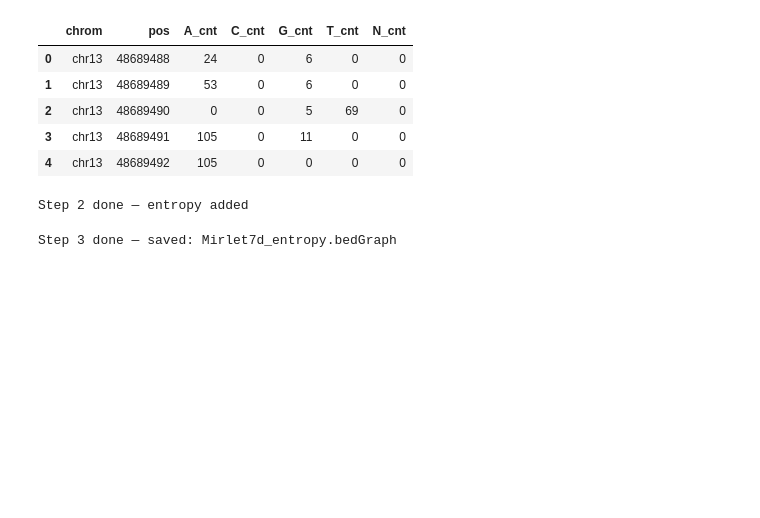
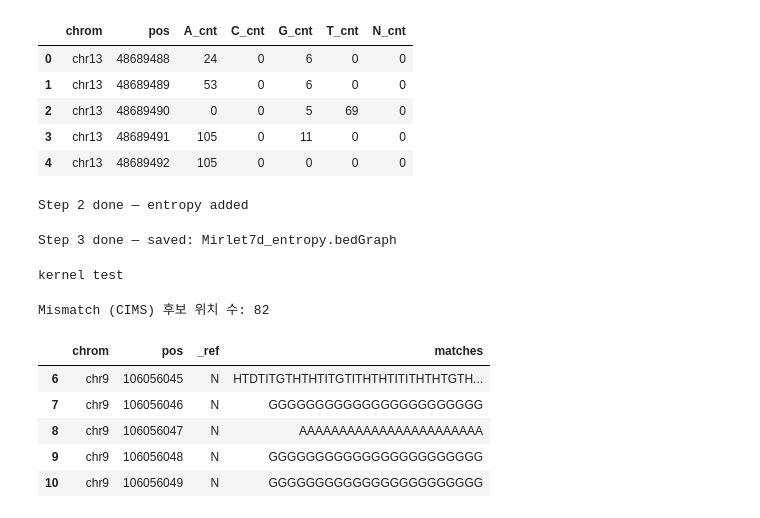
Before and after one commit to Hyeonnji/hyeonji-practice2, a Jupyter notebook: CoLab_TermProj_2025_3.ipynb, the cells around one changed output. Cells and saved outputs as stored; diff of their text form; code cells hidden in the pictures; blank space fills up the shorter version.

Commit message:
Start Your Own Analysis: filtered mismatch positions from pileup

```diff
--- a/CoLab_TermProj_2025_3.ipynb
+++ b/CoLab_TermProj_2025_3.ipynb
@@ -485,3 +485,38 @@ bedgraph_out.to_csv(outfile, sep='\t', header=False, index=False)
 print("Step 3 done — saved:", outfile)     # --- OK
 # %% [output]
 Step 3 done — saved: Mirlet7d_entropy.bedGraph
+# %%
+print("kernel test")
+# %% [output]
+kernel test
+# %%
+import pandas as pd
+
+# pileup 파일 불러오기
+pileup = pd.read_csv("CLIP-let7g-gene.pileup", sep="\t", header=None,
+                     names=["chrom", "pos", "_ref", "count", "basereads", "quals"])
+
+# ref와 매칭된 베이스들 중 mismatches만 남긴 새로운 열 생성
+import re
+
+# A. 'matches' 열 만들기: matches = basereads에서 특수기호 제거
+toremove = re.compile(r'[<>$*#^]')
+pileup["matches"] = pileup["basereads"].apply(lambda x: toremove.sub("", x))
+
+# B. mismatch 있는 위치만 필터링
+def is_mismatch(x):
+    return any(b not in '.,' for b in x)
+
+pileup_mismatches = pileup[pileup["matches"].apply(is_mismatch)]
+
+# C. mismatch 있는 위치들 확인
+print("Mismatch (CIMS) 후보 위치 수:", len(pileup_mismatches))
+display(pileup_mismatches[["chrom", "pos", "_ref", "matches"]].head())
+# %% [output]
+Mismatch (CIMS) 후보 위치 수: 82
+|  | chrom | pos | _ref | matches |
+| 6 | chr9 | 106056045 | N | HTDTITGTHTHTITGTITHTHTITITHTHTGTH... |
+| 7 | chr9 | 106056046 | N | GGGGGGGGGGGGGGGGGGGGGGG |
+| 8 | chr9 | 106056047 | N | AAAAAAAAAAAAAAAAAAAAAAA |
+| 9 | chr9 | 106056048 | N | GGGGGGGGGGGGGGGGGGGGGGG |
+| 10 | chr9 | 106056049 | N | GGGGGGGGGGGGGGGGGGGGGGG |
```
